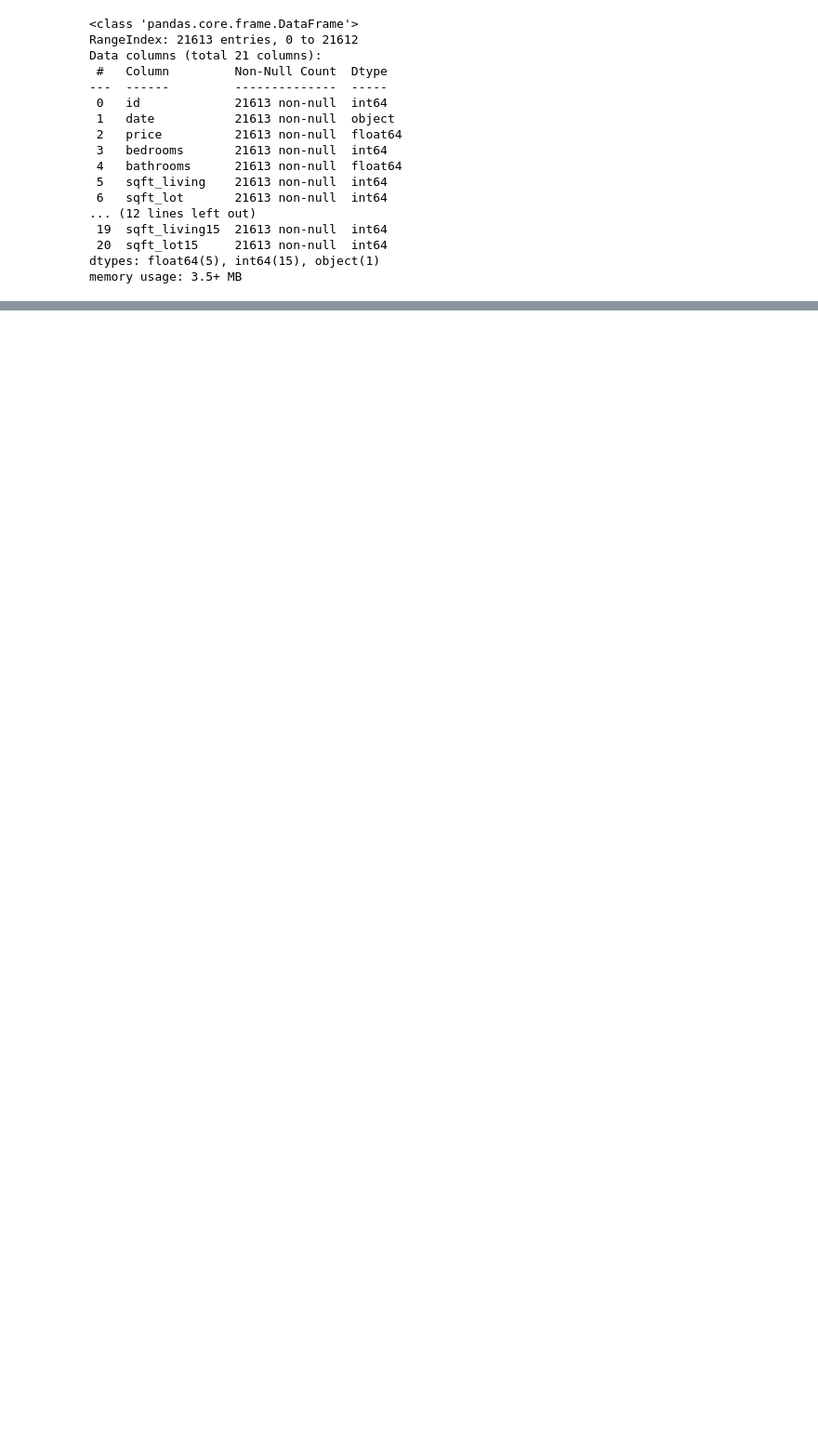
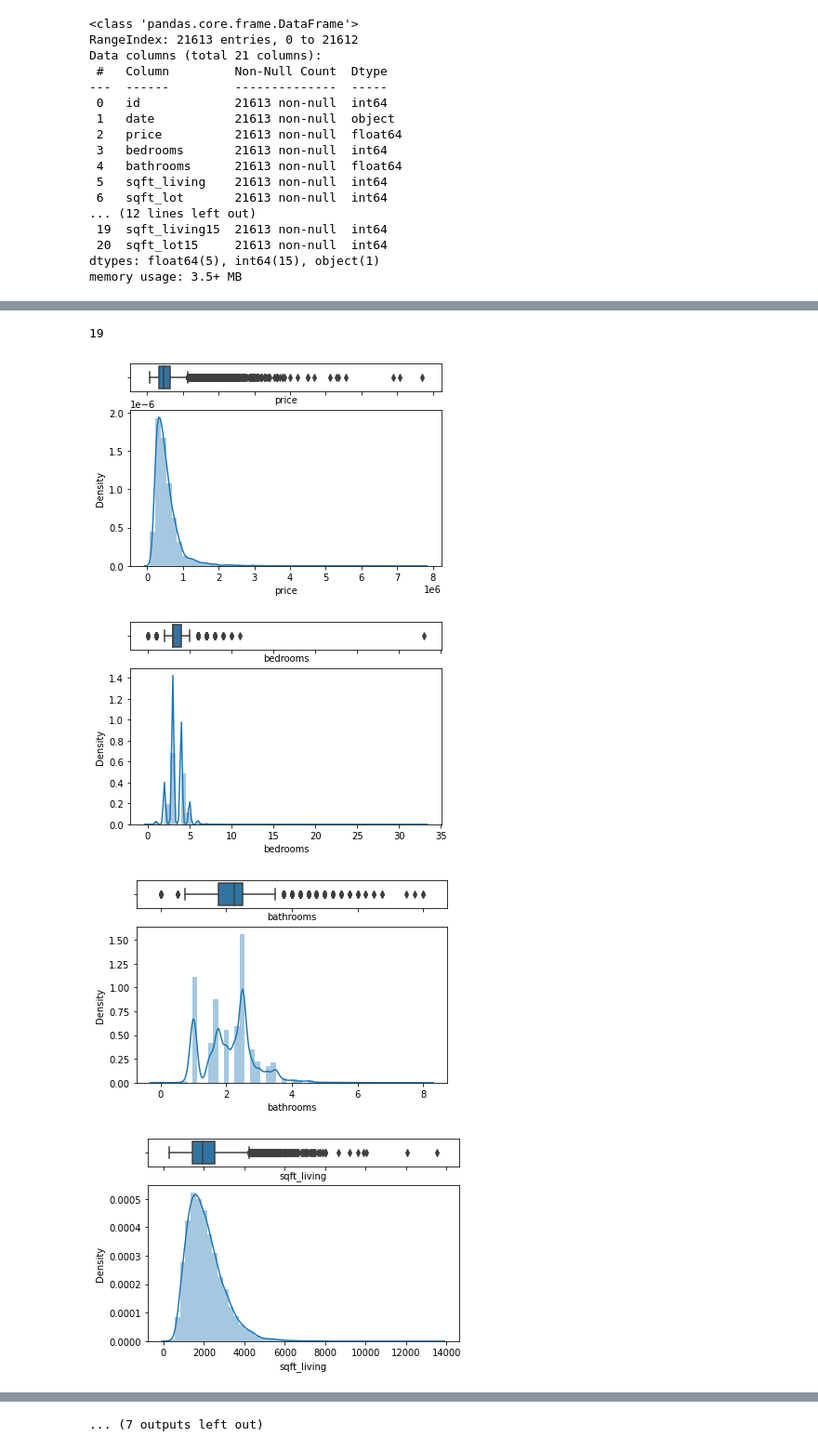
Before and after one commit to danielarruda1000/house_sales_prediction, a Jupyter notebook: house_sales.ipynb, the cells around one changed output, grey strips where cells are left out. Shown at 93% size. Drawn from its saved outputs; the diff is of its cells as text; code cells hidden in the pictures; blank space fills up the shorter version.

```diff
--- a/house_sales.ipynb
+++ b/house_sales.ipynb
@@ -77,0 +125,21 @@ memory usage: 3.5+ MB
+# %%
+def plot_feature_distribution(col):
+  f, (ax_box, ax_dist) = plt.subplots(2, sharex=True, gridspec_kw={"height_ratios": (.15, .85)})
+
+  sns.boxplot(df[col], ax=ax_box)
+  sns.distplot(df[col], ax=ax_dist)
+  ax_box.set(xlabel=col)
+  plt.show()
+  print()
+# %%
+len(df.drop(columns=['id']).select_dtypes(include=['int', 'float']).columns)
+# %% [output]
+19
+# %%
+for col in df.drop(columns=['id']).select_dtypes(include=['int', 'float']).columns:
+  plot_feature_distribution(col)
+# %% [output]
+[figure, added]
+[figure, added]
+[figure, added]
+[figure, added]
@@ -77,0 +154 @@ memory usage: 3.5+ MB
+... (7 outputs left out)
```
Also changed, not shown: parts of 20 cells of this notebook.
